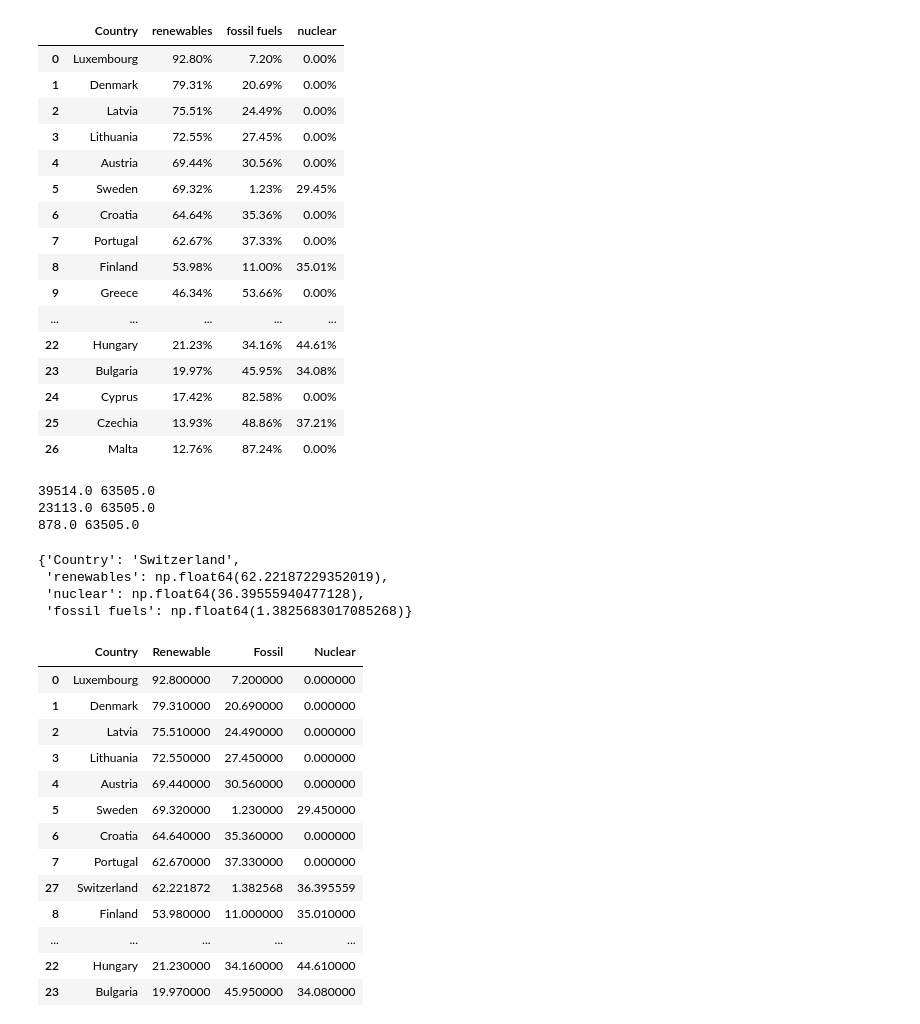
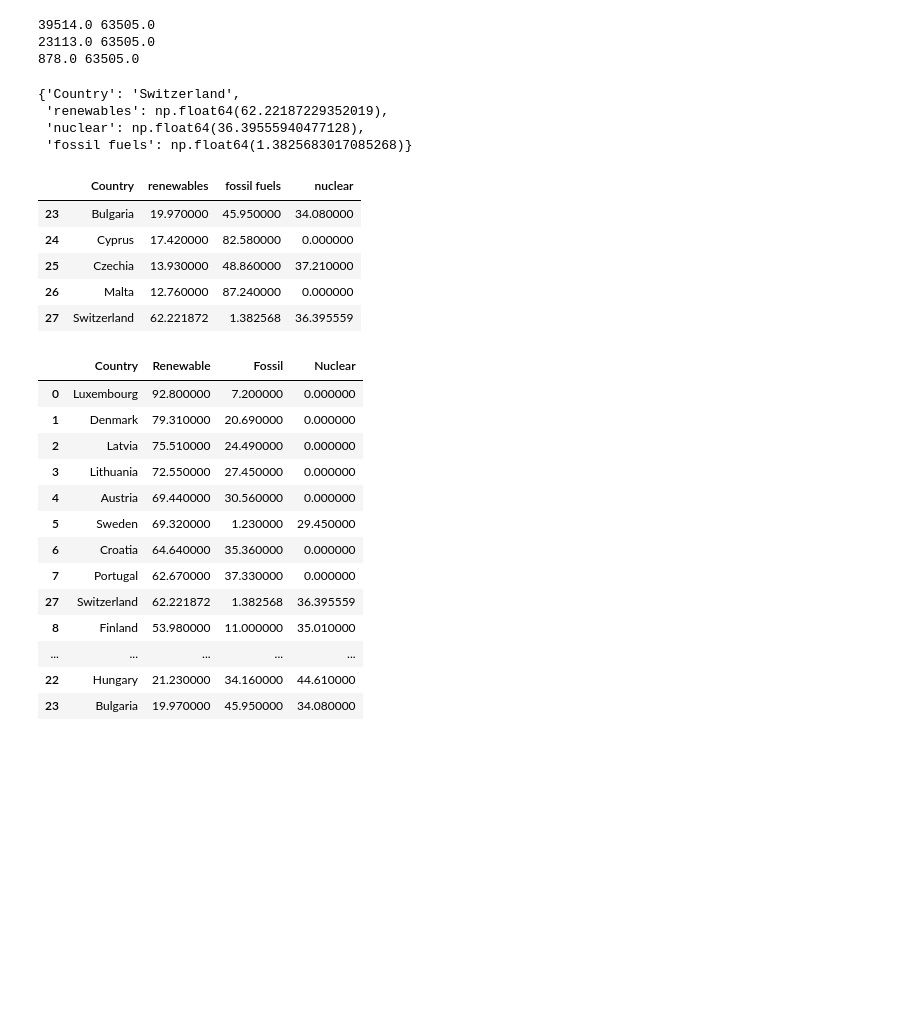
Before and after one commit to dario-baumberger/hslu-dviz-swiss-energy, a Jupyter notebook: python/EuMix.ipynb, the cells around one changed output. Cells and saved outputs as stored; diff of their text form; code cells hidden in the pictures; blank space fills up the shorter version.

```diff
--- a/python/EuMix.ipynb
+++ b/python/EuMix.ipynb
@@ -62,27 +95,2 @@ df_data_erzeugung_grouped.head()
 |  | Year | Nuclear | Fossil | Renewable |
 | 62 | 2022 | 23113.0 | 878.0 | 39514.0 |
-# %%
-
-
-df_data = pd.read_csv('../data/EnergyMixEU.csv', sep='\t')
-df_data.rename(columns={df_data.columns[0]: 'Country'}, inplace=True)
-
-display(df_data)
-# %% [output]
-|  | Country | renewables | fossil fuels | nuclear |
-| 0 | Luxembourg | 92.80% | 7.20% | 0.00% |
-| 1 | Denmark | 79.31% | 20.69% | 0.00% |
-| 2 | Latvia | 75.51% | 24.49% | 0.00% |
-| 3 | Lithuania | 72.55% | 27.45% | 0.00% |
-| 4 | Austria | 69.44% | 30.56% | 0.00% |
-| 5 | Sweden | 69.32% | 1.23% | 29.45% |
-| 6 | Croatia | 64.64% | 35.36% | 0.00% |
-| 7 | Portugal | 62.67% | 37.33% | 0.00% |
-| 8 | Finland | 53.98% | 11.00% | 35.01% |
-| 9 | Greece | 46.34% | 53.66% | 0.00% |
-| ... | ... | ... | ... | ... |
-| 22 | Hungary | 21.23% | 34.16% | 44.61% |
-| 23 | Bulgaria | 19.97% | 45.95% | 34.08% |
-| 24 | Cyprus | 17.42% | 82.58% | 0.00% |
-| 25 | Czechia | 13.93% | 48.86% | 37.21% |
-| 26 | Malta | 12.76% | 87.24% | 0.00% |
@@ -93,13 +97,13 @@ df_data["fossil fuels"] = df_data["fossil fuels"].str.rstrip("%").astype("float"
 # %%
-total_energy_ch = df_data_erzeugung_grouped['Renewable'].sum() + df_data_erzeugung_grouped['Nuclear'].sum() + df_data_erzeugung_grouped['Fossil'].sum()
+total_energy_ch = df_production_grouped['Renewable'].sum() + df_production_grouped['Nuclear'].sum() + df_production_grouped['Fossil'].sum()
 
 def get_percentage(value):
     print(value, total_energy_ch)
     return (100 / total_energy_ch) * value
 
-renewables_percentage = get_percentage(df_data_erzeugung_grouped['Renewable'].sum())
-nuclear_percentage = get_percentage(df_data_erzeugung_grouped['Nuclear'].sum())
-fossil_fuels_percentage = get_percentage(df_data_erzeugung_grouped['Fossil'].sum())
+renewables_percentage = get_percentage(df_production_grouped['Renewable'].sum())
+nuclear_percentage = get_percentage(df_production_grouped['Nuclear'].sum())
+fossil_fuels_percentage = get_percentage(df_production_grouped['Fossil'].sum())
 
 
 new_row = {
@@ -110,8 +114,6 @@ new_row = {
 }
 
 display(new_row)
-
-df_data.loc[len(df_data)] = new_row
 # %% [output]
 39514.0 63505.0
 23113.0 63505.0
@@ -120,4 +122,16 @@ df_data.loc[len(df_data)] = new_row
  'renewables': np.float64(62.22187229352019),
  'nuclear': np.float64(36.39555940477128),
  'fossil fuels': np.float64(1.3825683017085268)}
+# %%
+# append row to the dataframe
+df_data.loc[len(df_data)] = new_row
+
+df_data.tail()
+# %% [output]
+|  | Country | renewables | fossil fuels | nuclear |
+| 23 | Bulgaria | 19.970000 | 45.950000 | 34.080000 |
+| 24 | Cyprus | 17.420000 | 82.580000 | 0.000000 |
+| 25 | Czechia | 13.930000 | 48.860000 | 37.210000 |
+| 26 | Malta | 12.760000 | 87.240000 | 0.000000 |
+| 27 | Switzerland | 62.221872 | 1.382568 | 36.395559 |
 # %%
```
Also changed, not shown: parts of 9 cells of this notebook, 18 other files.
